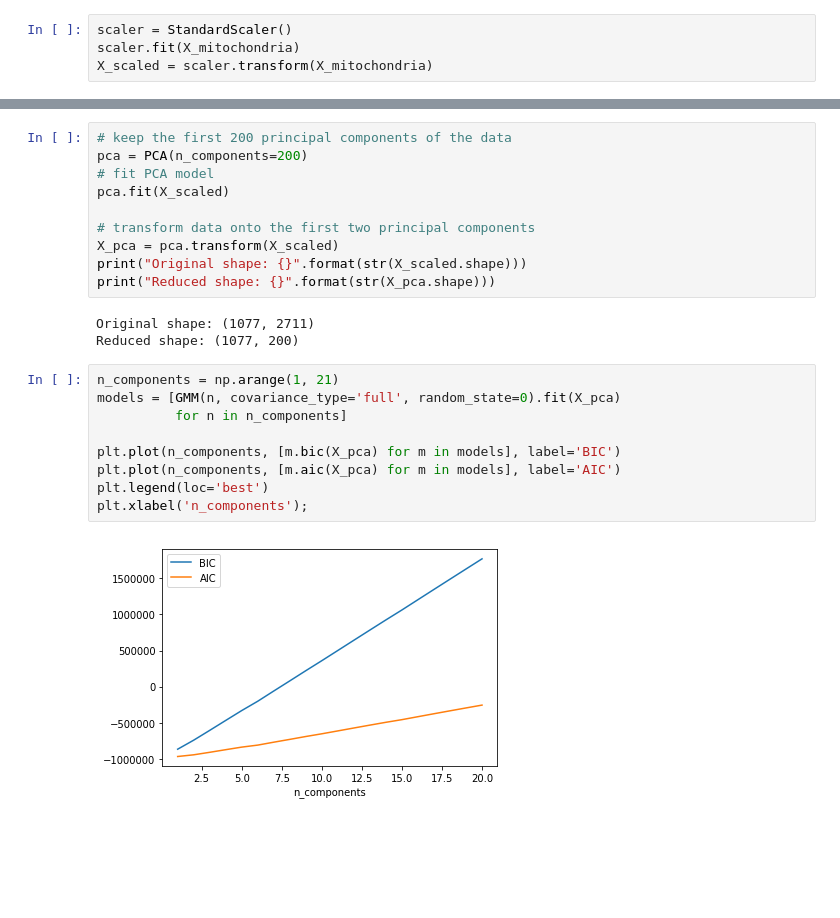
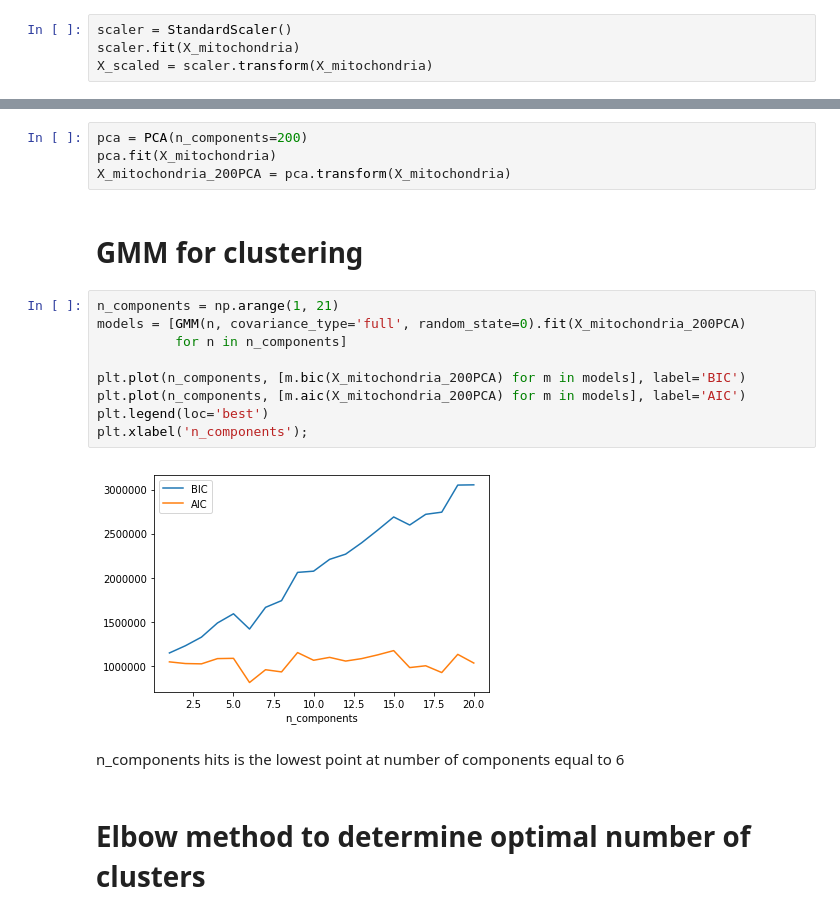
Before and after one commit to Gavin-Whitesitt/Project-2, a Jupyter notebook: Problem #2 Mitochondria .ipynb, the cells around one changed output, grey strips where cells are left out. Drawn from its saved outputs; the diff is of its cells as text; blank space fills up the shorter version.

```diff
--- a/Problem #2 Mitochondria .ipynb
+++ b/Problem #2 Mitochondria .ipynb
@@ -336,24 +327,21 @@ plt.ylabel('cumulative explained variance');
-# %%
-# keep the first 200 principal components of the data
-pca = PCA(n_components=200)
-# fit PCA model
-pca.fit(X_scaled)
-
-# transform data onto the first two principal components
-X_pca = pca.transform(X_scaled)
-print("Original shape: {}".format(str(X_scaled.shape)))
-print("Reduced shape: {}".format(str(X_pca.shape)))
-# %% [output]
-Original shape: (1077, 2711)
-Reduced shape: (1077, 200)
+# %%
+pca = PCA(n_components=200)
+pca.fit(X_mitochondria)
+X_mitochondria_200PCA = pca.transform(X_mitochondria)
+# %% [markdown]
+# GMM for clustering
 # %%
 n_components = np.arange(1, 21)
-models = [GMM(n, covariance_type='full', random_state=0).fit(X_pca)
+models = [GMM(n, covariance_type='full', random_state=0).fit(X_mitochondria_200PCA)
           for n in n_components]
 
-plt.plot(n_components, [m.bic(X_pca) for m in models], label='BIC')
-plt.plot(n_components, [m.aic(X_pca) for m in models], label='AIC')
+plt.plot(n_components, [m.bic(X_mitochondria_200PCA) for m in models], label='BIC')
+plt.plot(n_components, [m.aic(X_mitochondria_200PCA) for m in models], label='AIC')
 plt.legend(loc='best')
 plt.xlabel('n_components');
 # %% [output]
-[figure, old version]
+[figure, new version]
+# %% [markdown]
+n_components hits is the lowest point at number of components equal to 6
+# %% [markdown]
+# Elbow method to determine optimal number of clusters
```
Also changed, not shown: parts of 27 cells of this notebook.
